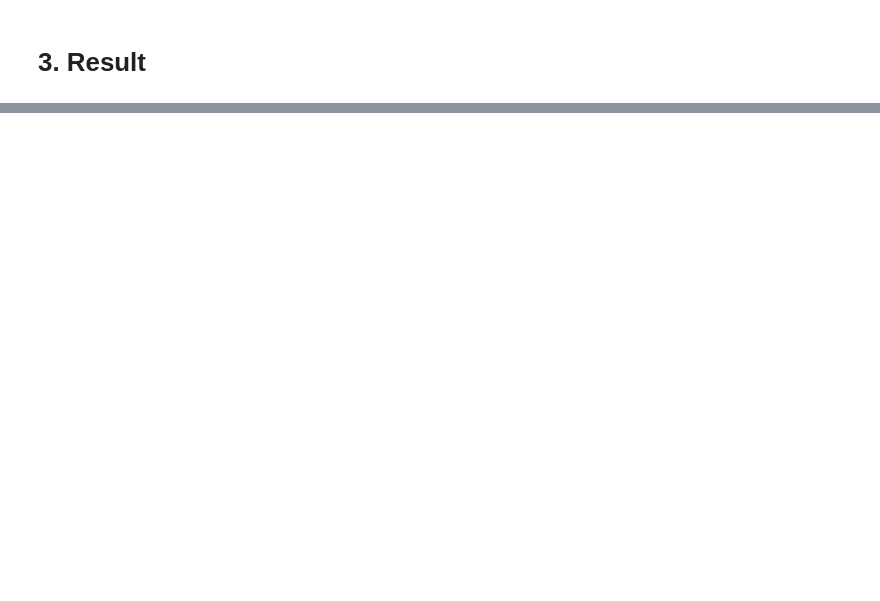
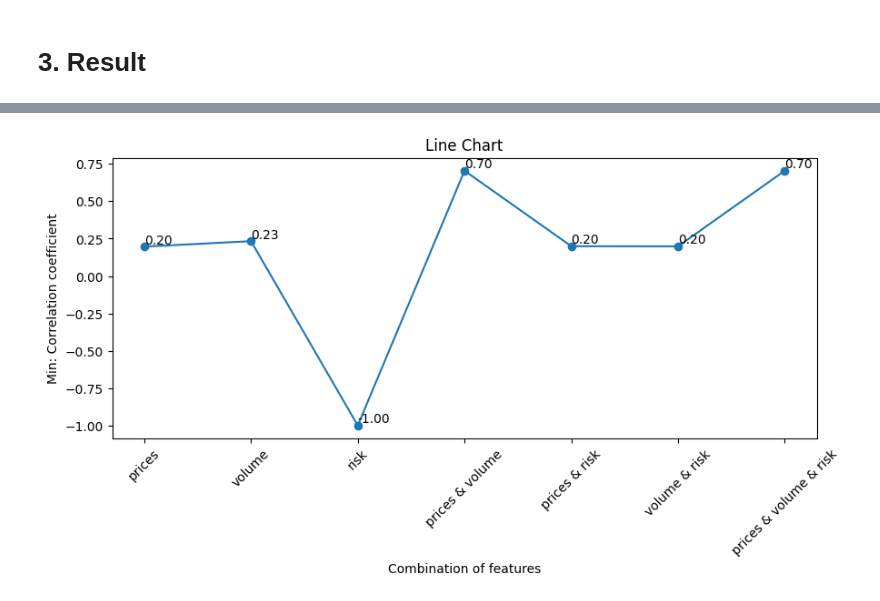
Before and after one commit to 18K-Means-Clustering/SnP500-Stock-Clustering, a Jupyter notebook: Stock_Sector_Clustering.ipynb, the cells around one changed output, grey strips where cells are left out. Cells and saved outputs as stored; diff of their text form; code cells hidden in the pictures; blank space fills up the shorter version.

```diff
--- a/Stock_Sector_Clustering.ipynb
+++ b/Stock_Sector_Clustering.ipynb
@@ -212,0 +255,19 @@ plt.show()
+# %%
+data = df_min_corr_dict
+x_values = list(data.keys())
+y_values = list(data.values())
+
+plt.figure(figsize=(10, 4))
+plt.plot(x_values, y_values, marker='o')
+
+for x, y in zip(x_values, y_values):
+    plt.text(x, y, f'{y:.2f}', ha='left', va='bottom')
+
+plt.xticks(rotation=45)
+plt.title('Line Chart')
+plt.xlabel('Combination of features')
+plt.ylabel('Min: Correlation coefficient')
+
+plt.show()
+# %% [output]
+[figure, added]
```
Also changed, not shown: parts of 9 cells of this notebook.
